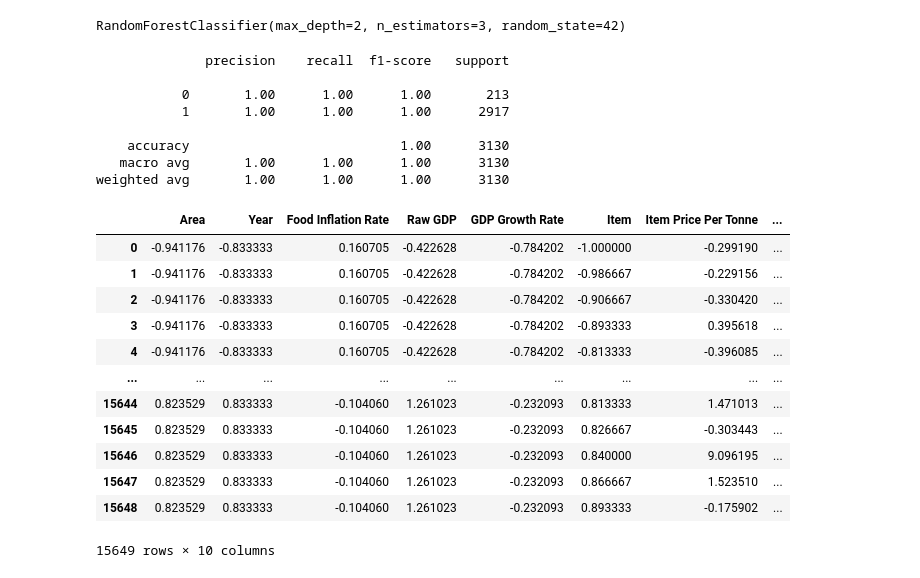
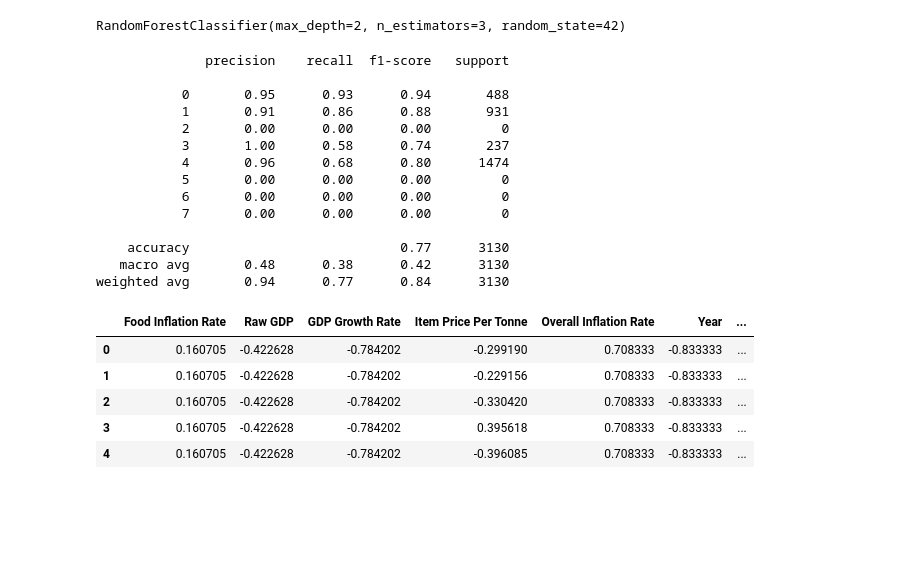
Before and after one commit to filipsam789/food-explainable-ai, a Jupyter notebook: unsupervised-learning-and-shap.ipynb, the cells around one changed output. Saved outputs shown, nothing was run; the diff lists cells and outputs as text; code cells hidden in the pictures; blank space fills up the shorter version.

```diff
--- a/unsupervised-learning-and-shap.ipynb
+++ b/unsupervised-learning-and-shap.ipynb
@@ -28,6 +38,3 @@ data['Area'] = label_encoder.fit_transform(data['Area'])
-# %%
-numerical_columns = ['Food Inflation Rate', 'Raw GDP', 'GDP Growth Rate', 'Item Price Per Tonne',
-                     'Overall Inflation Rate', 'Item', 'Area', 'Year', 'Difference of inflation']
 # %%
 numerical_columns
 # %% [output]
@@ -58,8 +65,8 @@ km = KMeans(2)
 # %%
 pca = PCA(2)
 
-data_new = pca.fit_transform(data)
-data_new
+data_pca = pca.fit_transform(data)
+data_pca
 # %% [output]
 array([[ 0.07979987, -1.24697817],
        [ 0.07617205, -1.24037473],
@@ -69,13 +76,14 @@ array([[ 0.07979987, -1.24697817],
        [-0.62658774,  0.50164457],
        [-0.53754852,  0.34091324]])
 # %%
-km.fit(data_new)
-clusters = km.labels_.tolist()
+kmeans = KMeans()
+kmeans.fit(data_pca)
+clusters = kmeans.labels_.tolist()
 # %%
-label = km.fit_predict(data_new)
+label = kmeans.fit_predict(data_pca)
 
 u_labels = np.unique(label)
 
-labels = km.labels_
+labels = kmeans.labels_
 u_labels
 # %% [output]
@@ -139,27 +129,26 @@ preds = classifier.predict(x_test)
 # %%
-print(classification_report(preds,y_test))
+print(classification_report(y_pred, y_test))
 # %% [output]
               precision    recall  f1-score   support
 
-           0       1.00      1.00      1.00       213
-           1       1.00      1.00      1.00      2917
+           0       0.95      0.93      0.94       488
+           1       0.91      0.86      0.88       931
+           2       0.00      0.00      0.00         0
+           3       1.00      0.58      0.74       237
+           4       0.96      0.68      0.80      1474
+           5       0.00      0.00      0.00         0
+           6       0.00      0.00      0.00         0
+           7       0.00      0.00      0.00         0
 
-    accuracy                           1.00      3130
-   macro avg       1.00      1.00      1.00      3130
-weighted avg       1.00      1.00      1.00      3130
+    accuracy                           0.77      3130
+   macro avg       0.48      0.38      0.42      3130
+weighted avg       0.94      0.77      0.84      3130
 # %%
-data
+data[numerical_columns].head()
 # %% [output]
-|  | Area | Year | Food Inflation Rate | Raw GDP | GDP Growth Rate | Item | Item Price Per Tonne | ... |
-| 0 | -0.941176 | -0.833333 | 0.160705 | -0.422628 | -0.784202 | -1.000000 | -0.299190 | ... |
-| 1 | -0.941176 | -0.833333 | 0.160705 | -0.422628 | -0.784202 | -0.986667 | -0.229156 | ... |
-| 2 | -0.941176 | -0.833333 | 0.160705 | -0.422628 | -0.784202 | -0.906667 | -0.330420 | ... |
-| 3 | -0.941176 | -0.833333 | 0.160705 | -0.422628 | -0.784202 | -0.893333 | 0.395618 | ... |
-| 4 | -0.941176 | -0.833333 | 0.160705 | -0.422628 | -0.784202 | -0.813333 | -0.396085 | ... |
-| ... | ... | ... | ... | ... | ... | ... | ... | ... |
-| 15644 | 0.823529 | 0.833333 | -0.104060 | 1.261023 | -0.232093 | 0.813333 | 1.471013 | ... |
-| 15645 | 0.823529 | 0.833333 | -0.104060 | 1.261023 | -0.232093 | 0.826667 | -0.303443 | ... |
-| 15646 | 0.823529 | 0.833333 | -0.104060 | 1.261023 | -0.232093 | 0.840000 | 9.096195 | ... |
-| 15647 | 0.823529 | 0.833333 | -0.104060 | 1.261023 | -0.232093 | 0.866667 | 1.523510 | ... |
-| 15648 | 0.823529 | 0.833333 | -0.104060 | 1.261023 | -0.232093 | 0.893333 | -0.175902 | ... |
+|  | Food Inflation Rate | Raw GDP | GDP Growth Rate | Item Price Per Tonne | Overall Inflation Rate | Year | ... |
+| 0 | 0.160705 | -0.422628 | -0.784202 | -0.299190 | 0.708333 | -0.833333 | ... |
+| 1 | 0.160705 | -0.422628 | -0.784202 | -0.229156 | 0.708333 | -0.833333 | ... |
+| 2 | 0.160705 | -0.422628 | -0.784202 | -0.330420 | 0.708333 | -0.833333 | ... |
+| 3 | 0.160705 | -0.422628 | -0.784202 | 0.395618 | 0.708333 | -0.833333 | ... |
+| 4 | 0.160705 | -0.422628 | -0.784202 | -0.396085 | 0.708333 | -0.833333 | ... |
-15649 rows × 10 columns
```
Also changed, not shown: parts of 37 cells of this notebook, 2 other files.
